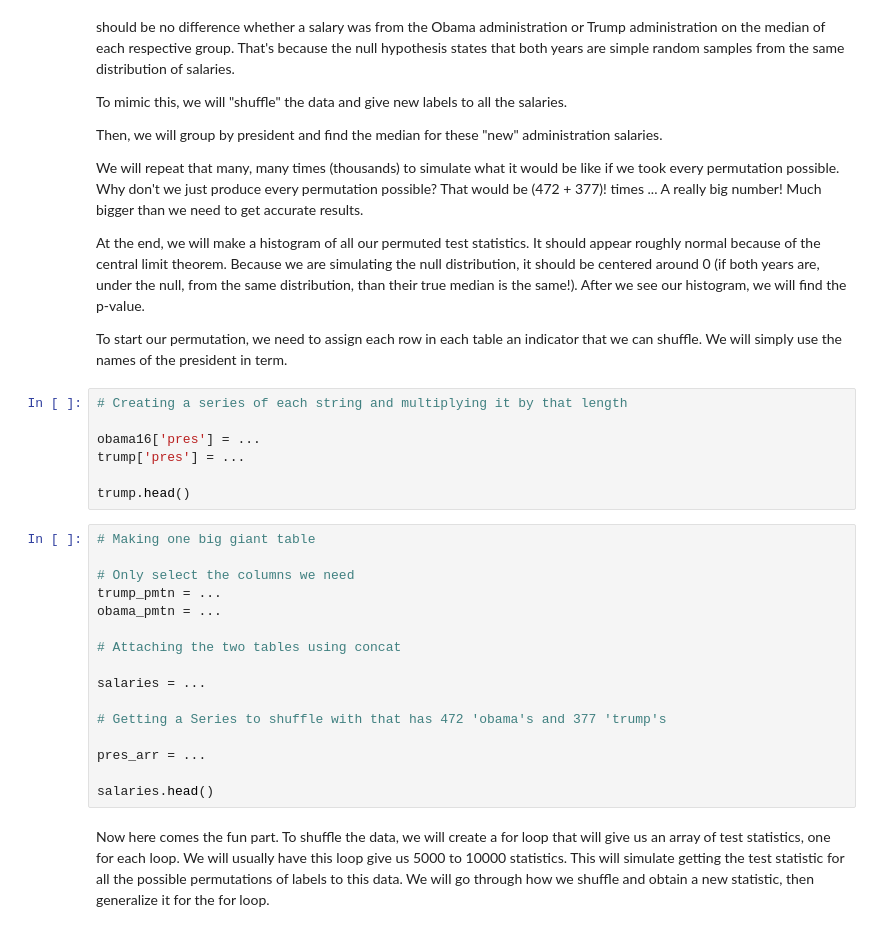
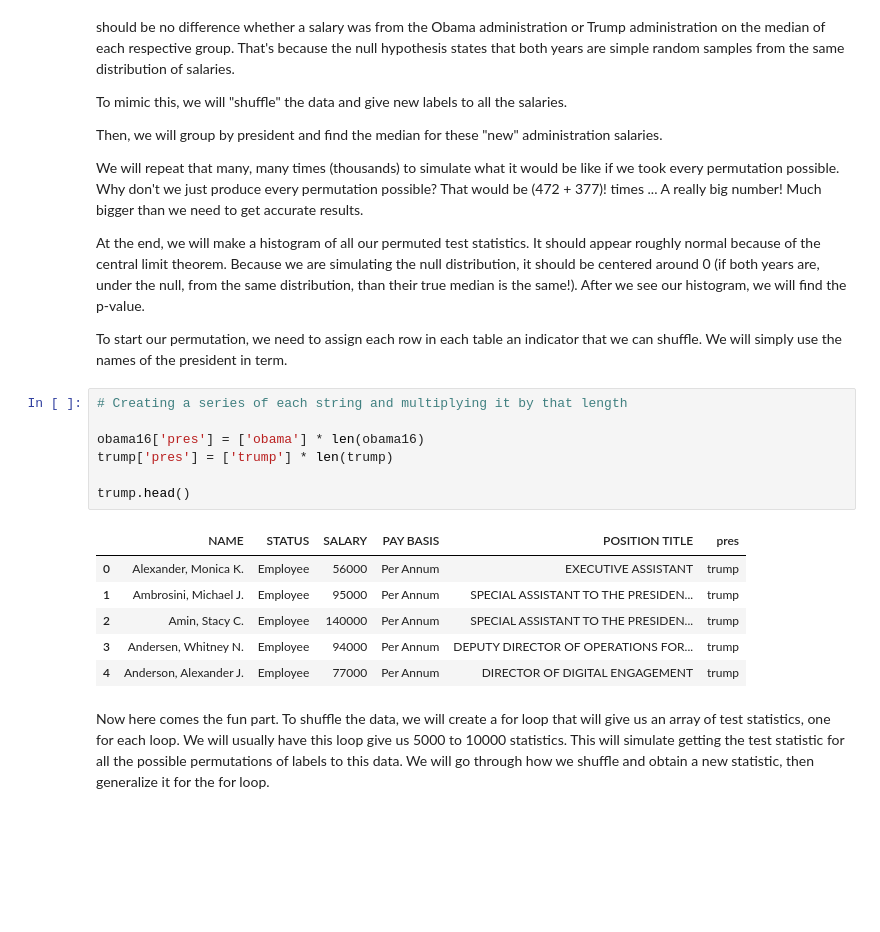
Before and after one commit to dsiufl/Python-Workshops, a Jupyter notebook: Practical Data 0.1 (Python)/Practical Data Science WS - STUDENT.ipynb, the cells around one changed output. Saved outputs shown, nothing was run; the diff lists cells and outputs as text; blank space fills up the shorter version.

```diff
--- a/Practical Data 0.1 (Python)/Practical Data Science WS - STUDENT.ipynb
+++ b/Practical Data 0.1 (Python)/Practical Data Science WS - STUDENT.ipynb
@@ -143,26 +197,17 @@ To start our permutation, we need to assign each row in each table an indicator
 # %%
 # Creating a series of each string and multiplying it by that length
 
-obama16['pres'] = ...
-trump['pres'] = ...
+obama16['pres'] = ['obama'] * len(obama16)
+trump['pres'] = ['trump'] * len(trump)
 
 trump.head()
+# %% [output]
+|  | NAME | STATUS | SALARY | PAY BASIS | POSITION TITLE | pres |
+| 0 | Alexander, Monica K. | Employee | 56000 | Per Annum | EXECUTIVE ASSISTANT | trump |
+| 1 | Ambrosini, Michael J. | Employee | 95000 | Per Annum | SPECIAL ASSISTANT TO THE PRESIDEN... | trump |
+| 2 | Amin, Stacy C. | Employee | 140000 | Per Annum | SPECIAL ASSISTANT TO THE PRESIDEN... | trump |
+| 3 | Andersen, Whitney N. | Employee | 94000 | Per Annum | DEPUTY DIRECTOR OF OPERATIONS FOR... | trump |
+| 4 | Anderson, Alexander J. | Employee | 77000 | Per Annum | DIRECTOR OF DIGITAL ENGAGEMENT | trump |
-# %%
-# Making one big giant table
-
-# Only select the columns we need
-trump_pmtn = ...
-obama_pmtn = ...
-
-# Attaching the two tables using concat
-
-salaries = ...
-
-# Getting a Series to shuffle with that has 472 'obama's and 377 'trump's
-
-pres_arr = ...
-
-salaries.head()
 # %% [markdown]
 Now here comes the fun part. To shuffle the data, we will create a for loop that will give us an array of test statistics, one for each loop. We will usually have this loop give us 5000 to 10000 statistics. This will simulate getting the test statistic for all the possible permutations of labels to this data. We will go through how we shuffle and obtain a new statistic, then generalize it for the for loop.
 # %%
```
Also changed, not shown: parts of 11 cells of this notebook, 10 other files.
